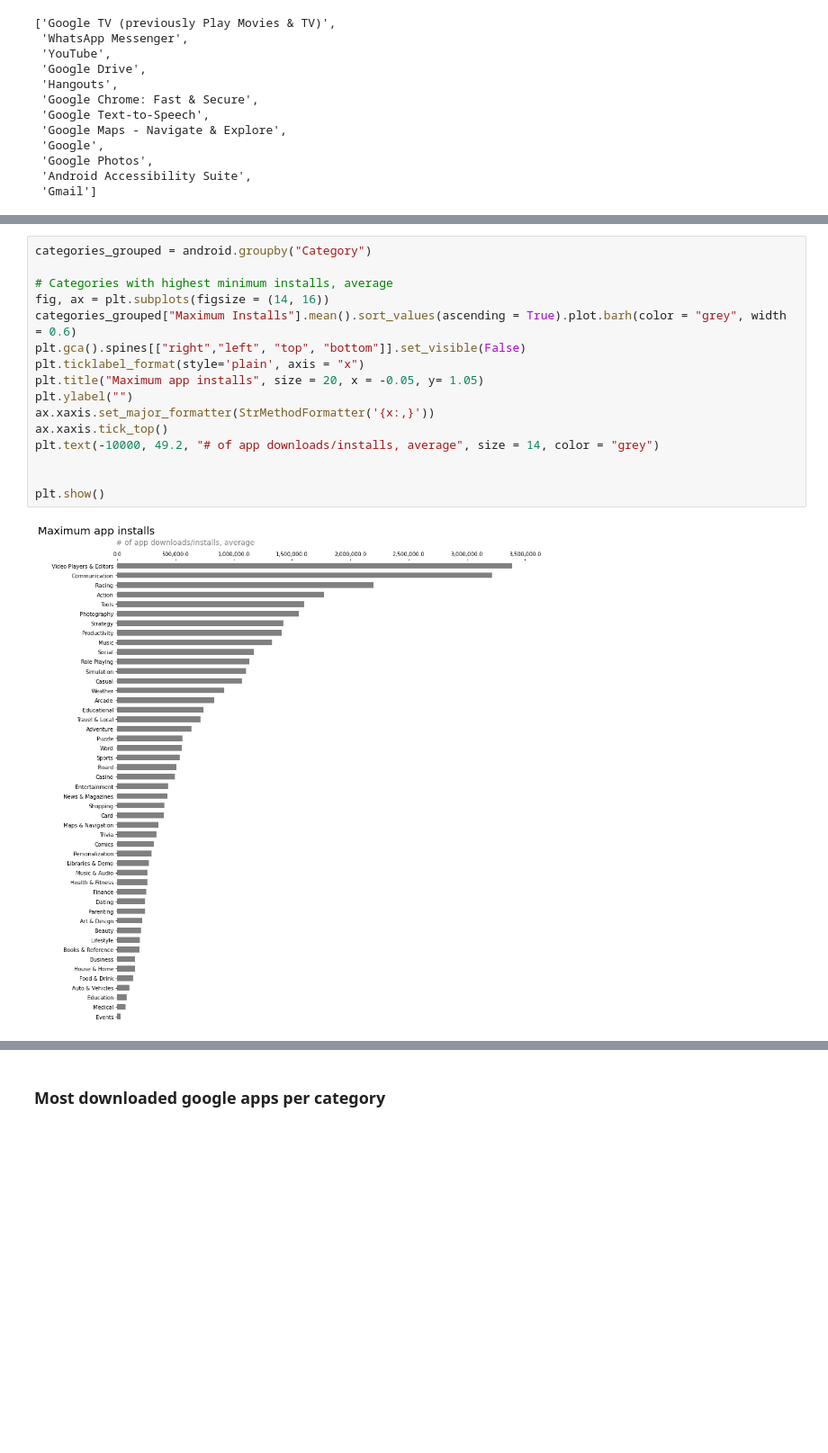
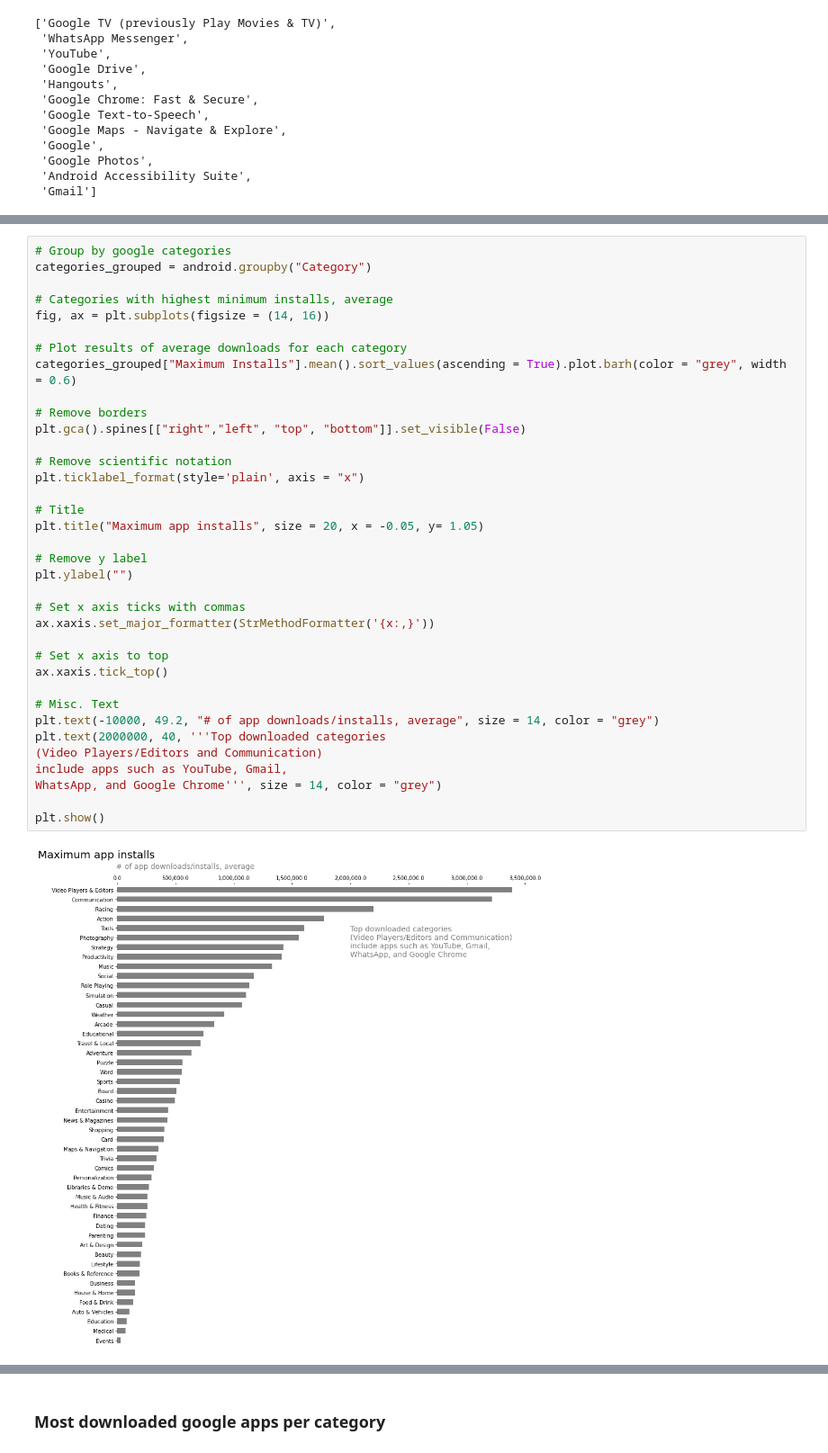
Before and after one commit to paul-trood/Portfolio-Mobile_app_recommendations, a Jupyter notebook: app_profile.ipynb, the cells around one changed output, grey strips where cells are left out. Shown at 90% size. Drawn from its saved outputs; the diff is of its cells as text; blank space fills up the shorter version.

```diff
--- a/app_profile.ipynb
+++ b/app_profile.ipynb
@@ -736,20 +886,40 @@ android[android["Installs"] =="1,000,000,000+"]["App Name"].unique().tolist()
  'Facebook Lite',
  'Microsoft OneDrive']
 # %%
+# Group by google categories
 categories_grouped = android.groupby("Category")
 
 # Categories with highest minimum installs, average
 fig, ax = plt.subplots(figsize = (14, 16))
+
+# Plot results of average downloads for each category
 categories_grouped["Maximum Installs"].mean().sort_values(ascending = True).plot.barh(color = "grey", width = 0.6)
+
+# Remove borders
 plt.gca().spines[["right","left", "top", "bottom"]].set_visible(False)
+
+# Remove scientific notation
 plt.ticklabel_format(style='plain', axis = "x")
+
+# Title
 plt.title("Maximum app installs", size = 20, x = -0.05, y= 1.05)
+
+# Remove y label
 plt.ylabel("")
+
+# Set x axis ticks with commas
 ax.xaxis.set_major_formatter(StrMethodFormatter('{x:,}'))
+
+# Set x axis to top
 ax.xaxis.tick_top()
+
+# Misc. Text
 plt.text(-10000, 49.2, "# of app downloads/installs, average", size = 14, color = "grey")
-
+plt.text(2000000, 40, '''Top downloaded categories
+(Video Players/Editors and Communication)
+include apps such as YouTube, Gmail,
+WhatsApp, and Google Chrome''', size = 14, color = "grey")
 
 plt.show()
 # %% [output]
-[figure, old version]
+[figure, new version]
```
Also changed, not shown: parts of 46 cells of this notebook.
